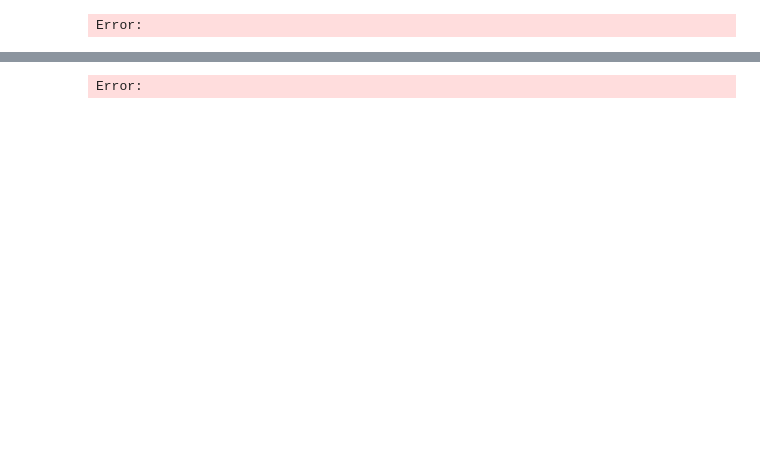
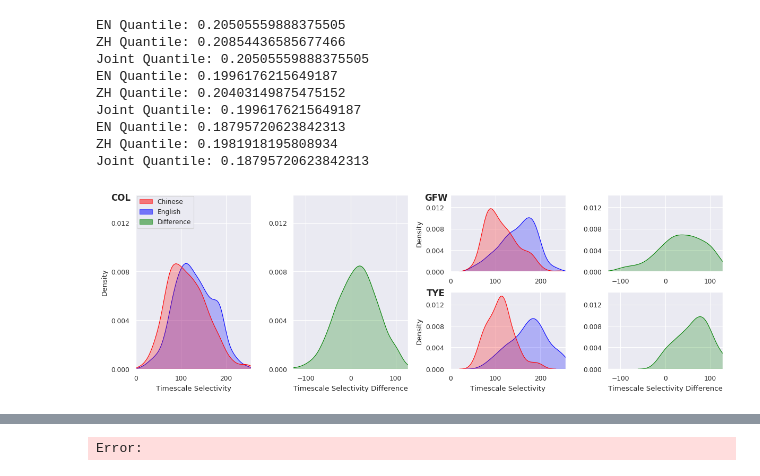
Before and after one commit to bramantyois/multilang_timescale, a Jupyter notebook: notebook/03_plots/04_timescale_distribution.ipynb, the cells around one changed output, grey strips where cells are left out. Saved outputs shown, nothing was run; the diff lists cells and outputs as text; code cells hidden in the pictures; blank space fills up the shorter version.

```diff
--- a/notebook/03_plots/04_timescale_distribution.ipynb
+++ b/notebook/03_plots/04_timescale_distribution.ipynb
@@ -257,36 +238,45 @@ ax_tye_2 = fig.add_subplot(gs[1, 3], sharex=ax_col_2, sharey=ax_col_1,)
 
 for ax in [ax_gfw_1, ax_gfw_2, ax_tye_1, ax_tye_2]:
     ax.yaxis.set_major_locator(ticker.MaxNLocator(4))
 
 
-fig.text(0.0375, 0.95, "COL", ha="center", va="center", fontsize=12, transform=fig.transFigure, weight="bold")
+fig.text(0.0425, 0.95, "COL", ha="center", va="center", fontsize=12, transform=fig.transFigure, weight="bold")
 fig.text(0.5375, 0.95, "GFW", ha="center", va="center", fontsize=12, transform=fig.transFigure, weight="bold")
 fig.text(0.5375, 0.5, "TYE", ha="center", va="center", fontsize=12, transform=fig.transFigure, weight="bold")
 
 plot_density(stats, subject_id="COL", top_score_percentage_filter=0.75, axs=[ax_col_1, ax_col_2])
 
 red_patch = mpatches.Patch(color='red', label='Chinese', alpha=0.5)
 blue_patch = mpatches.Patch(color='blue', label='English', alpha=0.5)
 green_patch = mpatches.Patch(color='green', label='Difference', alpha=0.5)
-fig.legend(handles=[red_patch, blue_patch, green_patch], loc="upper right", bbox_to_anchor=(0.975, 0.975))
+fig.legend(handles=[red_patch, blue_patch, green_patch], loc="upper left", bbox_to_anchor=(0.0625, 0.975))
 
 # smaller one for TYE and GFW
 
 plot_density(stats, subject_id="GFW", top_score_percentage_filter=0.75, axs=[ax_gfw_1, ax_gfw_2], set_lim=False, print_x_label=False)
 plot_density(stats, subject_id="TYE", top_score_percentage_filter=0.75, axs=[ax_tye_1, ax_tye_2],set_lim=False)
 
 plt.tight_layout()
 
 save_fn = f".temp/image/{analysis_name}/density_top25.png"
 
 os.makedirs(os.path.dirname(save_fn), exist_ok=True)
 
 plt.savefig(save_fn, dpi=300)
 
 
 plt.show()
 # %% [output]
-Error:
+EN Quantile: 0.20505559888375505
+ZH Quantile: 0.20854436585677466
+Joint Quantile: 0.20505559888375505
+EN Quantile: 0.1996176215649187
+ZH Quantile: 0.20403149875475152
+Joint Quantile: 0.1996176215649187
+EN Quantile: 0.18795720623842313
+ZH Quantile: 0.1981918195808934
+Joint Quantile: 0.18795720623842313
+[figure, added]
 # %%
 import matplotlib.ticker as ticker
 import matplotlib.patches as mpatches
```
Also changed, not shown: parts of 10 cells of this notebook.
